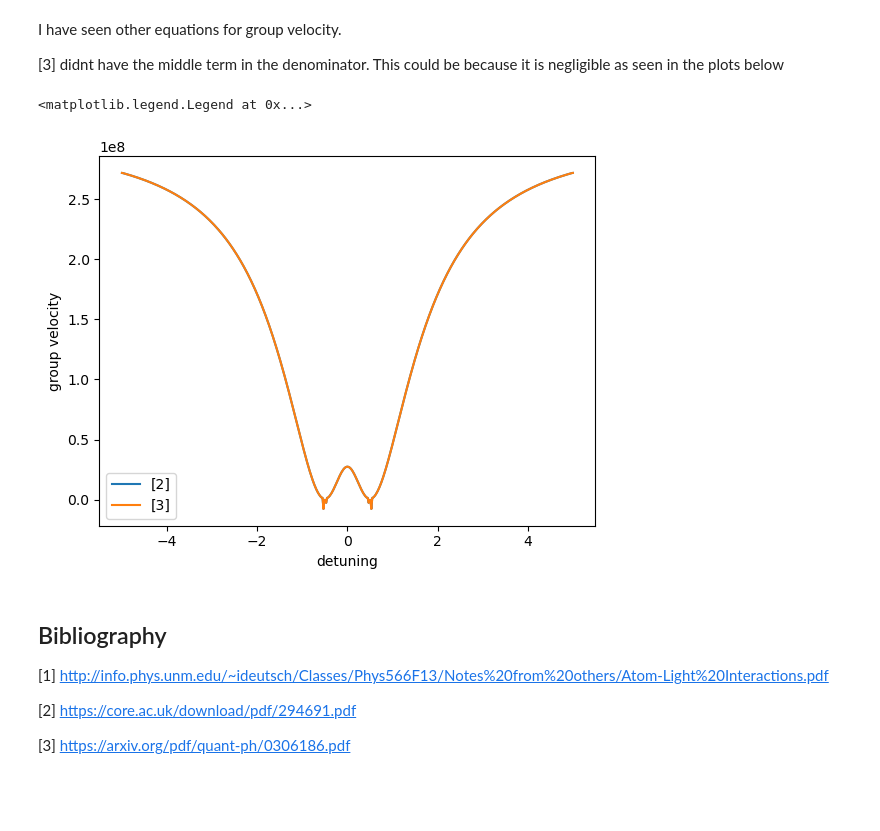
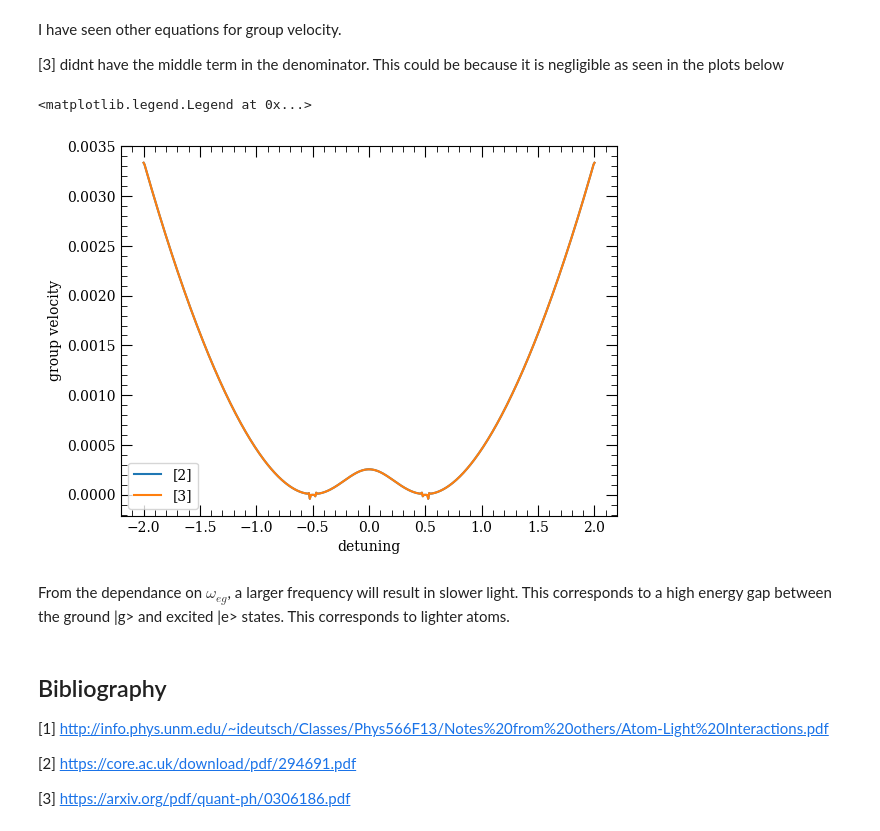
Before and after one commit to asaunders-uob/Rydberg, a Jupyter notebook: PyCode/Three Level System.ipynb, the cells around one changed output. Saved outputs shown, nothing was run; the diff lists cells and outputs as text; code cells hidden in the pictures; blank space fills up the shorter version.

```diff
--- a/PyCode/Three Level System.ipynb
+++ b/PyCode/Three Level System.ipynb
@@ -15,9 +18,18 @@ rabi_probe = 0.001
 rabi_couple = 1
 detune_probe = 0
 detune_couple = 0
-gamma_b = 0.05#
+gamma_b = 0.05
 gamma_c = 0.001
 
+atom = Rubidium(preferQuantumDefects =False)
+level = atom.getEnergy(atom.groundStateN,1,0.5)-atom.getEnergy(atom.groundStateN,0,0.5)
+print(atom.groundStateN)
 
-omega_eg = 1E+6
-c = 3E+8
+calc = LevelPlot(atom)
+calc.makeLevels(5,10, 0,1)
+calc.drawLevels()
+calc.showPlot()
+
+omega_eg = level*e/hbar
+
+print(level, omega_eg)
@@ -127,5 +145,5 @@ b.fig
 # %%
-detuning_eg = np.linspace(-5,5,500)
+detuning_eg = np.linspace(-2,2,500)
 psi0 = (basis(3,0)*2+basis(3, 1)).unit()
 c_ops = [np.sqrt(gamma_b)*(qutip.three_level_atom.three_level_ops()[3].dag()),np.sqrt(gamma_c)*qutip.three_level_atom.three_level_ops()[4].dag()]
 e_ops = [np.sqrt(2)*jmat(1,'x'),np.sqrt(2)*jmat(1,'y'),2*jmat(1,'z')-1]
@@ -174,18 +192,20 @@ I have seen other equations for group velocity.
 
 [3] didnt have the middle term in the denominator. This could be because it is negligible as seen in the plots below
 # %%
-dchi = np.gradient(real)
+dchi = np.gradient(real, detuning_eg)
 denom = 1+real/2+(omega_eg-detuning_eg)*dchi/2
 # plt.plot(detuning_eg, denom)
 plt.plot(detuning_eg, c/denom, label = '[2]')
 plt.plot(detuning_eg, c/(1+(omega_eg+detuning_eg)*dchi/2), label='[3]')
 
 plt.xlabel('detuning')
 plt.ylabel('group velocity')
 plt.legend()
 # %% [output]
 <matplotlib.legend.Legend at 0x...>
-[figure, old version]
+[figure, new version]
+# %% [markdown]
+From the dependance on $\omega_{eg}$, a larger frequency will result in slower light. This corresponds to a high energy gap between the ground |g> and excited |e> states. This corresponds to lighter atoms.
 # %% [markdown]
 ## Bibliography
 [1] http://info.phys.unm.edu/~ideutsch/Classes/Phys566F13/Notes%20from%20others/Atom-Light%20Interactions.pdf
```
Also changed, not shown: parts of 9 cells of this notebook, 2 other files.
